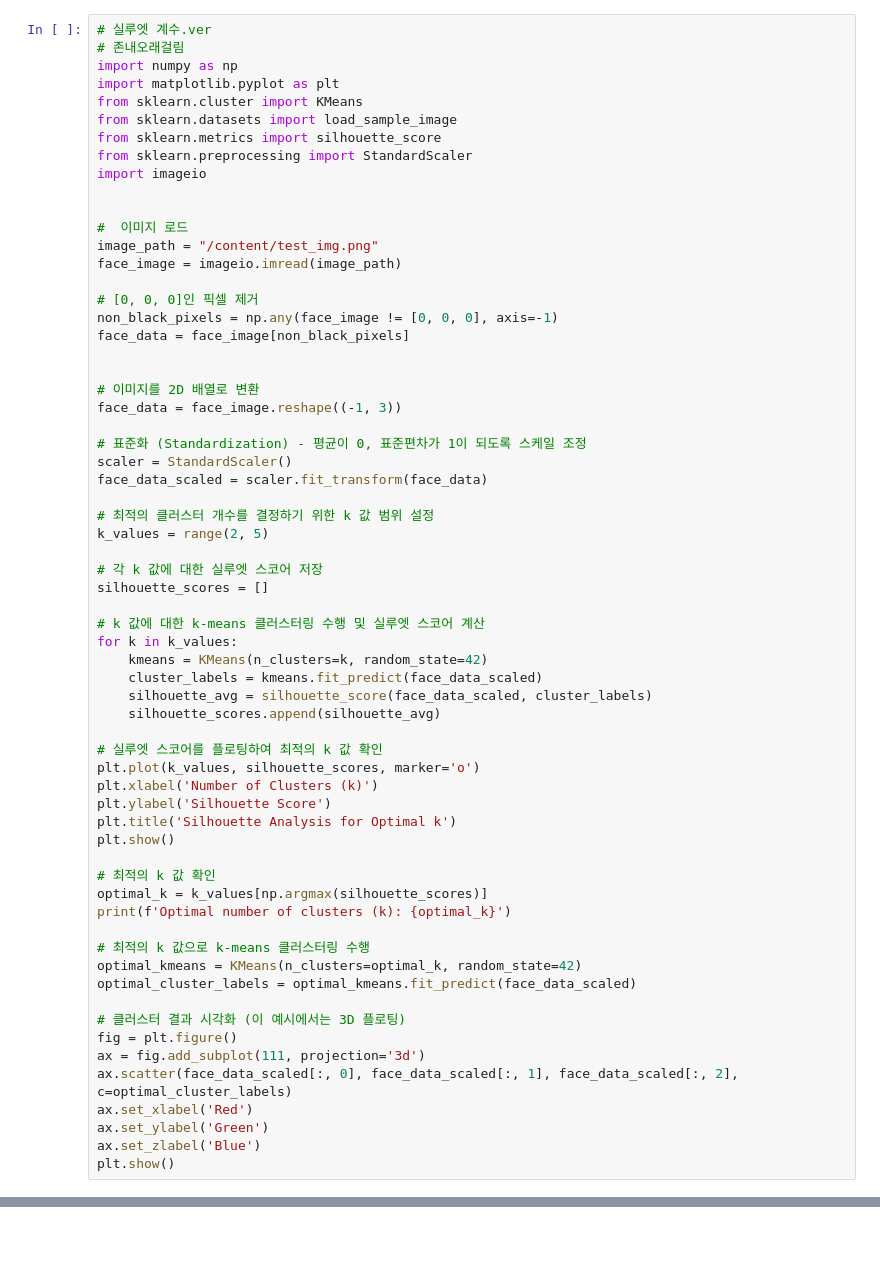
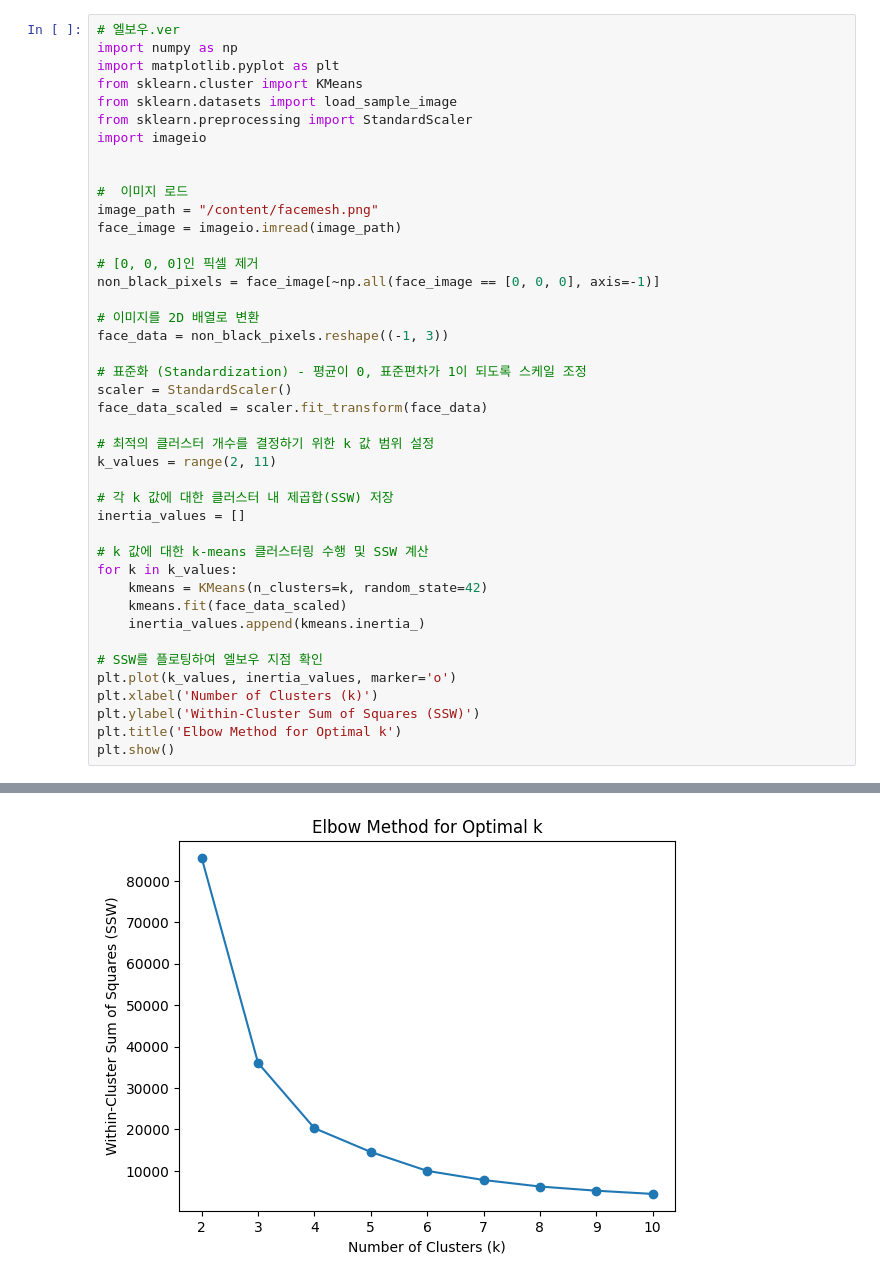
Before and after one commit to suhyun6363/TZA, a Jupyter notebook: 케이민즈~.ipynb, the cells around one changed output, grey strips where cells are left out. Cells and saved outputs as stored; diff of their text form; blank space fills up the shorter version.

```diff
--- a/케이민즈~.ipynb
+++ b/케이민즈~.ipynb
@@ -25,65 +26,43 @@ Requirement already satisfied: pillow<10.1.0,>=8.3.2 in /usr/local/lib/python3.1
 # %%
-# 실루엣 계수.ver
-# 존내오래걸림
+# 엘보우.ver
 import numpy as np
 import matplotlib.pyplot as plt
 from sklearn.cluster import KMeans
 from sklearn.datasets import load_sample_image
-from sklearn.metrics import silhouette_score
 from sklearn.preprocessing import StandardScaler
 import imageio
 
 
 #  이미지 로드
-image_path = "/content/test_img.png"
+image_path = "/content/facemesh.png"
 face_image = imageio.imread(image_path)
 
 # [0, 0, 0]인 픽셀 제거
-non_black_pixels = np.any(face_image != [0, 0, 0], axis=-1)
-face_data = face_image[non_black_pixels]
-
+non_black_pixels = face_image[~np.all(face_image == [0, 0, 0], axis=-1)]
 
 # 이미지를 2D 배열로 변환
-face_data = face_image.reshape((-1, 3))
+face_data = non_black_pixels.reshape((-1, 3))
 
 # 표준화 (Standardization) - 평균이 0, 표준편차가 1이 되도록 스케일 조정
 scaler = StandardScaler()
 face_data_scaled = scaler.fit_transform(face_data)
 
 # 최적의 클러스터 개수를 결정하기 위한 k 값 범위 설정
-k_values = range(2, 5)
+k_values = range(2, 11)
 
-# 각 k 값에 대한 실루엣 스코어 저장
-silhouette_scores = []
+# 각 k 값에 대한 클러스터 내 제곱합(SSW) 저장
+inertia_values = []
 
-# k 값에 대한 k-means 클러스터링 수행 및 실루엣 스코어 계산
+# k 값에 대한 k-means 클러스터링 수행 및 SSW 계산
 for k in k_values:
     kmeans = KMeans(n_clusters=k, random_state=42)
-    cluster_labels = kmeans.fit_predict(face_data_scaled)
-    silhouette_avg = silhouette_score(face_data_scaled, cluster_labels)
-    silhouette_scores.append(silhouette_avg)
+    kmeans.fit(face_data_scaled)
+    inertia_values.append(kmeans.inertia_)
 
-# 실루엣 스코어를 플로팅하여 최적의 k 값 확인
-plt.plot(k_values, silhouette_scores, marker='o')
+# SSW를 플로팅하여 엘보우 지점 확인
+plt.plot(k_values, inertia_values, marker='o')
 plt.xlabel('Number of Clusters (k)')
-plt.ylabel('Silhouette Score')
-plt.title('Silhouette Analysis for Optimal k')
+plt.ylabel('Within-Cluster Sum of Squares (SSW)')
+plt.title('Elbow Method for Optimal k')
 plt.show()
-
-# 최적의 k 값 확인
-optimal_k = k_values[np.argmax(silhouette_scores)]
-print(f'Optimal number of clusters (k): {optimal_k}')
-
-# 최적의 k 값으로 k-means 클러스터링 수행
-optimal_kmeans = KMeans(n_clusters=optimal_k, random_state=42)
-optimal_cluster_labels = optimal_kmeans.fit_predict(face_data_scaled)
-
-# 클러스터 결과 시각화 (이 예시에서는 3D 플로팅)
-fig = plt.figure()
-ax = fig.add_subplot(111, projection='3d')
-ax.scatter(face_data_scaled[:, 0], face_data_scaled[:, 1], face_data_scaled[:, 2], c=optimal_cluster_labels)
-ax.set_xlabel('Red')
-ax.set_ylabel('Green')
-ax.set_zlabel('Blue')
-plt.show()
 # %% [output]
@@ -90,0 +69 @@ KeyboardInterrupt: ignored
+[figure, added]
```
Also changed, not shown: parts of 6 cells of this notebook.
